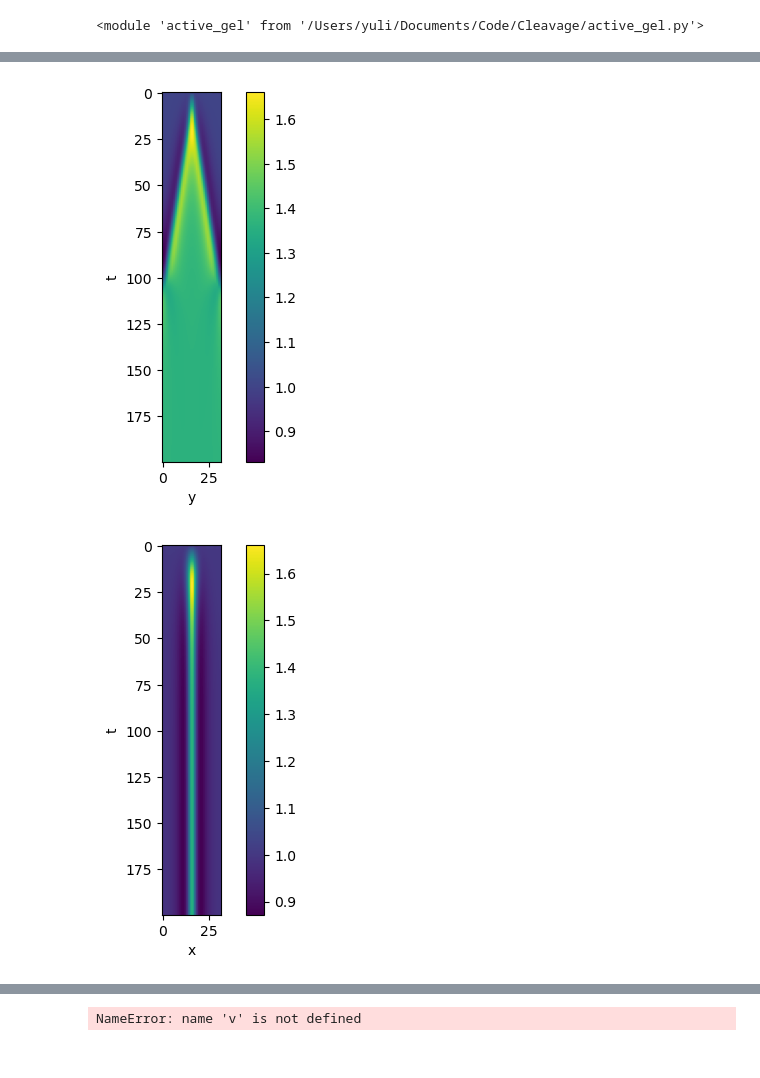
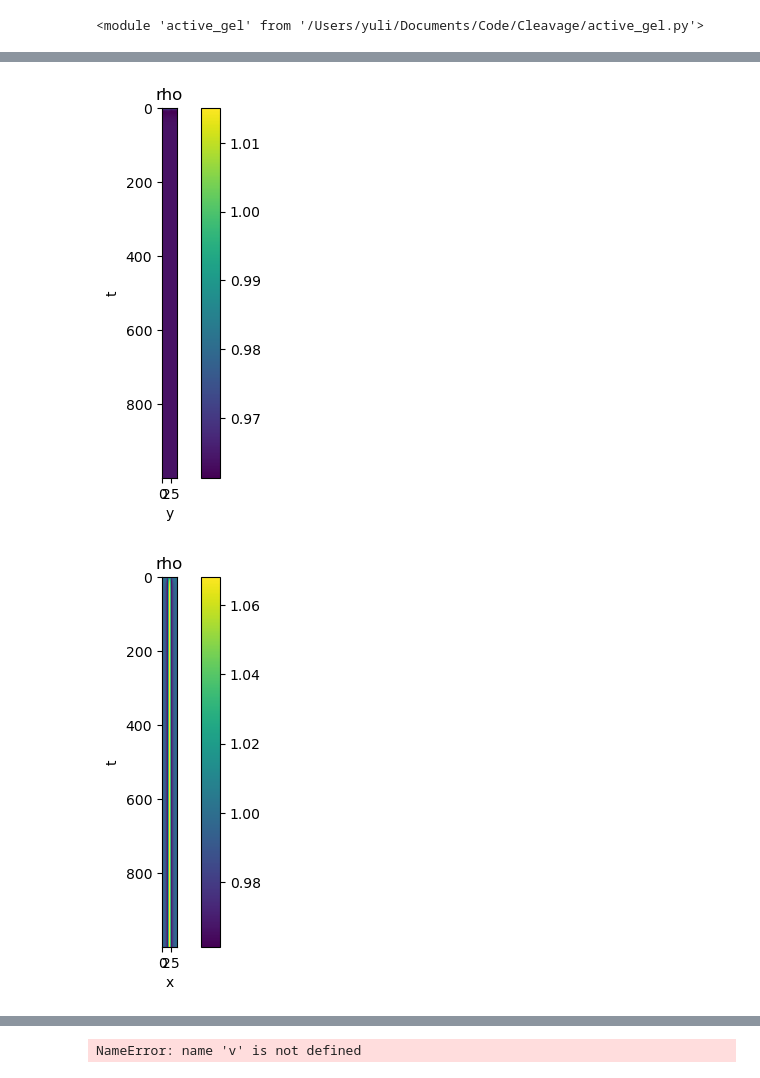
Before and after one commit to Irene-Li/Zebrafish_cleavage, a Jupyter notebook: active_gel.ipynb, the cells around one changed output, grey strips where cells are left out. Saved outputs shown, nothing was run; the diff lists cells and outputs as text; code cells hidden in the pictures.

```diff
--- a/active_gel.ipynb
+++ b/active_gel.ipynb
@@ -44,15 +44,15 @@ def nematic_to_xy(Q, q):
     A = np.sqrt(Q**2 + q**2)
     return A*np.cos(theta/2), A*np.sin(theta/2)
 # %%
-b1 = 1 # nematic coupling to velocity
-b2 = 1 # motility/diffusion constant
+b1 = 0.3/2.35# nematic coupling to velocity
+b2 = 0.1 # diffusion constant of actin
 chi = 1 # parameter of the free energy
-kappa = 0.1 # parameter of the free energy
-etas = [1, 0] # eta0: viscosity , eta1: compressibility
-xi = -1 # contractility of actin
+kappa = 3/2.35  # parameter of the free energy
+etas = [1e-3, 0] # eta0: viscosity , eta1: compressibility
+xi = -1e-1 # contractility of actin
 zeta = -0 # contribution of nematic order to active stress
-k = 0.2 # density decay rate
-gamma = 0.5 # friction
+k = 0.05 # density decay rate
+gamma = 0.1 # friction
 
 L = 40
 T = 100
@@ -64,7 +64,9 @@ init[-L*L:] = np.random.normal(scale=0.01, size=L*L)+1
 
 indices = np.linspace(0, L, L) - L/2
 y, x = np.meshgrid(indices, indices)
-source = lambda t: np.ones((L, L))  #+ 0.5*(1 - np.tanh((np.abs(x)-(L/8))))/2 *(1 - np.tanh((np.abs(y)-(L/8))))/2
+source = lambda t: np.ones((L, L)) + 0.3*(1 - np.tanh((np.abs(x)-(L/10))))/2
+
+# + 0.5*(1 - np.tanh((np.abs(x)-(L/8))))/2 *(1 - np.tanh((np.abs(y)-(L/8))))/2
 
 plt.title('contractility')
 plt.imshow(source(0).T, vmin=0, cmap='Blues', origin='lower')
@@ -98,29 +100,31 @@ plt.show()
 # %%
 plt.imshow(m.rho[:, 15])
 plt.xlabel('y')
 plt.ylabel('t')
+plt.title('rho')
 plt.colorbar()
 plt.show()
 
 plt.imshow(m.rho[:, :, 15])
 plt.xlabel('x')
 plt.ylabel('t')
+plt.title('rho')
 plt.colorbar()
 plt.show()
 
 plt.plot(m.rho[-1, 16], label='rho')
 plt.plot(m.v[-1, 0, 16], label='vx')
 plt.plot(m.v[-1, 1, 16], label='vy')
 plt.legend()
 plt.xlabel('y')
 plt.show()
 
 plt.plot(m.rho[-1, :, 16], label='rho')
 plt.plot(m.v[-1, 0, :, 16], label='vx')
 plt.plot(m.v[-1, 1, :, 16], label='vy')
 plt.legend()
 plt.xlabel('x')
 plt.show()
 # %% [output]
-[figure, old version]
+[figure, new version]
-[figure, old version]
+[figure, new version]
```
Also changed, not shown: parts of 3 cells of this notebook, 3 other files.
